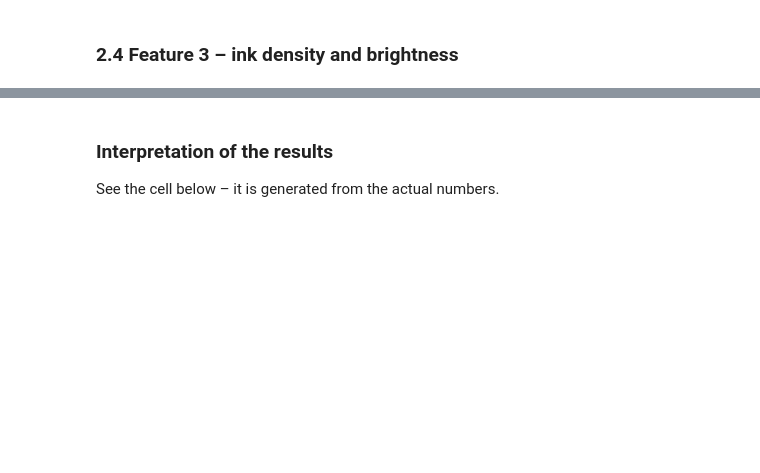
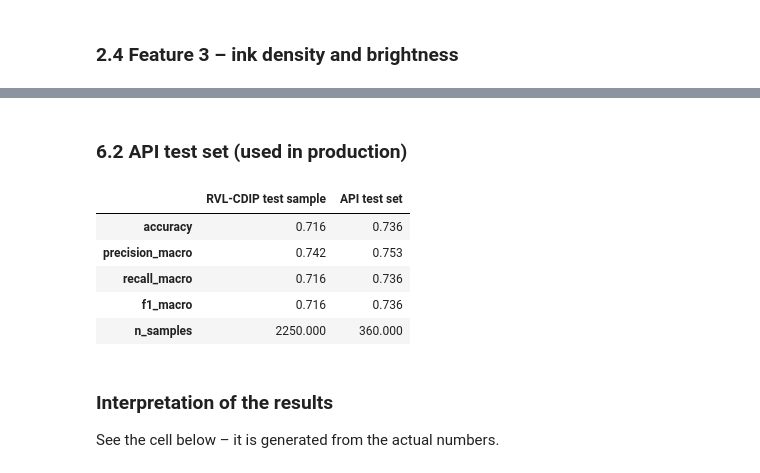
Before and after one commit to ingdia/image-classification-ml-pipeline, a Jupyter notebook: notebook/document_classification.ipynb, the cells around one changed output, grey strips where cells are left out. Saved outputs shown, nothing was run; the diff lists cells and outputs as text; code cells hidden in the pictures; blank space fills up the shorter version.

```diff
--- a/notebook/document_classification.ipynb
+++ b/notebook/document_classification.ipynb
@@ -306,3 +394,16 @@ pd.DataFrame(sorted(pairs, key=lambda p: -p[2])[:8], columns=["actual", "predict
+# %% [markdown]
+### 6.2 API test set (used in production)
+# %%
+app_metrics = M.evaluate(model, x_app, y_app)
+pd.DataFrame({"RVL-CDIP test sample": {k: metrics[k] for k in ("accuracy", "precision_macro", "recall_macro", "f1_macro", "n_samples")},
+              "API test set": {k: app_metrics[k] for k in ("accuracy", "precision_macro", "recall_macro", "f1_macro", "n_samples")}}).round(3)
+# %% [output]
+|  | RVL-CDIP test sample | API test set |
+| accuracy | 0.716 | 0.736 |
+| precision_macro | 0.742 | 0.753 |
+| recall_macro | 0.716 | 0.736 |
+| f1_macro | 0.716 | 0.736 |
+| n_samples | 2250.000 | 360.000 |
 # %% [markdown]
 ### Interpretation of the results
 See the cell below – it is generated from the actual numbers.
```
Also changed, not shown: parts of 37 cells of this notebook, 1 other file.
